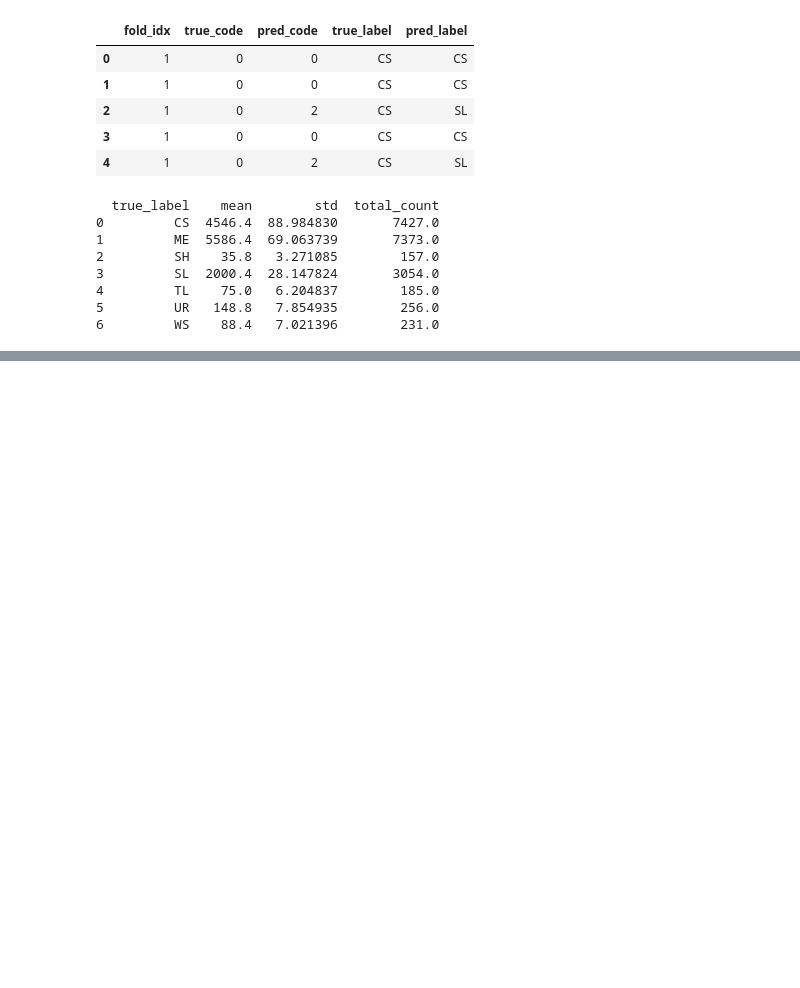
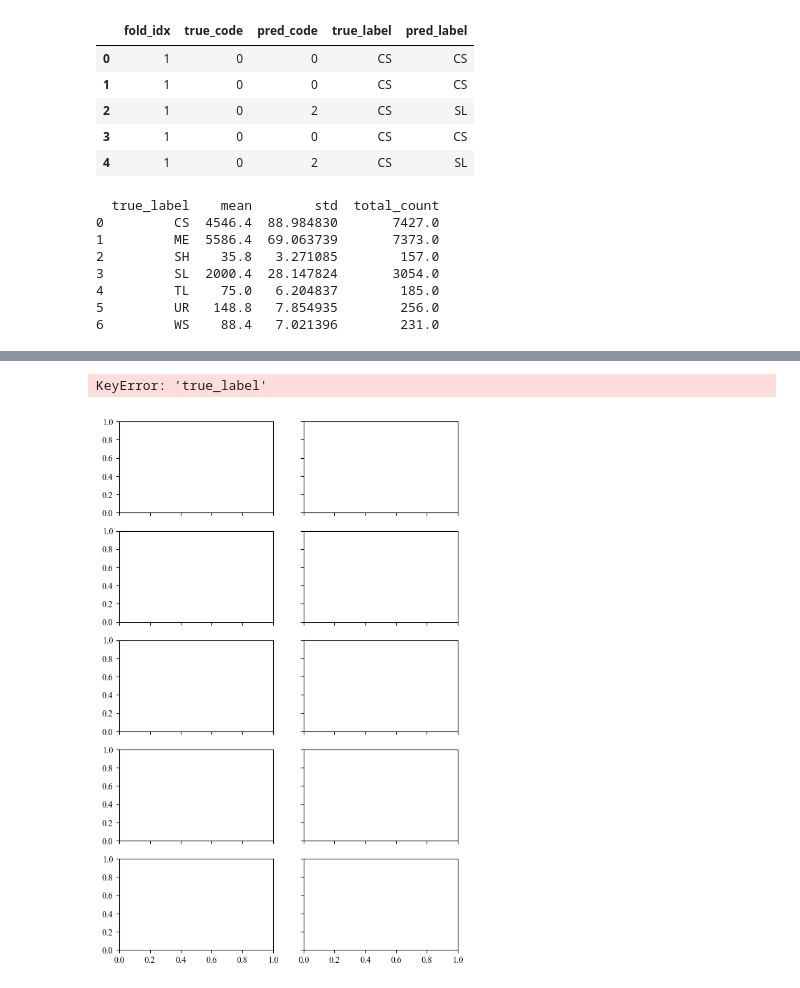
Before and after one commit to maxwellCcook/rooftop-mapping, a Jupyter notebook: code/_model-results_plots.ipynb, the cells around one changed output, grey strips where cells are left out. Saved outputs shown, nothing was run; the diff lists cells and outputs as text; code cells hidden in the pictures; blank space fills up the shorter version.

```diff
--- a/code/_model-results_plots.ipynb
+++ b/code/_model-results_plots.ipynb
@@ -296,0 +384,43 @@ plt.show()
+# %%
+fig, axes = plt.subplots(nrows=int(len(all_classes)/2), ncols=2, figsize=(7, 11), sharey='row', sharex='col')
+
+for idx, label in enumerate(all_classes):
+    row, col = divmod(idx, 2)  # Organize into 2 columns
+    ax = axes[row, col]
+
+    # Plot for D.C. ResNet-18
+    if label in set(r18_prob_preds['dc']['true_label'].unique()):
+        precision, recall, auc_pr = calc_auc_pr(r18_prob_preds['dc'], label, 'true_label')
+        ax.plot(recall, precision, label=f'ResNet-18 DC ({auc_pr:.2f})', color=aoi_color_map['dc'])
+
+    # Plot for D.C. XGBoost
+    if label in set(xgb_prob_preds['dc']['true_label'].unique()):
+        precision, recall, auc_pr = calc_auc_pr(xgb_prob_preds['dc'], label, 'true_label')
+        ax.plot(recall, precision, label=f'XGBoost DC ({auc_pr:.2f})', color=color_mapping['dc'], linestyle='--', alpha=0.7)
+
+    # Plot for Denver ResNet-18
+    if label in set(r18_prob_preds['denver']['true_label'].unique()):
+        precision, recall, auc_pr = calc_auc_pr(r18_prob_preds['denver'], label, 'true_label')
+        ax.plot(recall, precision, label=f'ResNet-18 Denver ({auc_pr:.2f})', color=aoi_color_map['denver'])
+
+    # Plot for Denver XGBoost
+    if label in set(xgb_prob_preds['denver']['true_label'].unique()):
+        precision, recall, auc_pr = calc_auc_pr(xgb_prob_preds['denver'], label, 'true_label')
+        ax.plot(recall, precision, label=f'XGBoost Denver ({auc_pr:.2f})', color=color_mapping['denver'], linestyle='--', alpha=0.7)
+
+    # Set labels and title
+    ax.set_xlabel('')
+    ax.set_ylabel('')
+    ax.set_title(label)
+    ax.legend(fontsize=8)
+    ax.grid(True, linestyle='--', alpha=0.5)
+
+fig.text(0.05, 0.5, 'Precision', va='center', rotation='vertical', fontsize=14)
+fig.text(0.5, 0.07, 'Recall', ha='center', fontsize=14)
+
+fig.subplots_adjust(left=0.15, right=0.95, top=0.95, bottom=0.12, hspace=0.25, wspace=0.1)
+
+plt.show()
+# %% [output]
+KeyError: 'true_label'
+[figure, added]
```
Also changed, not shown: parts of 9 cells of this notebook, 1 other file.
